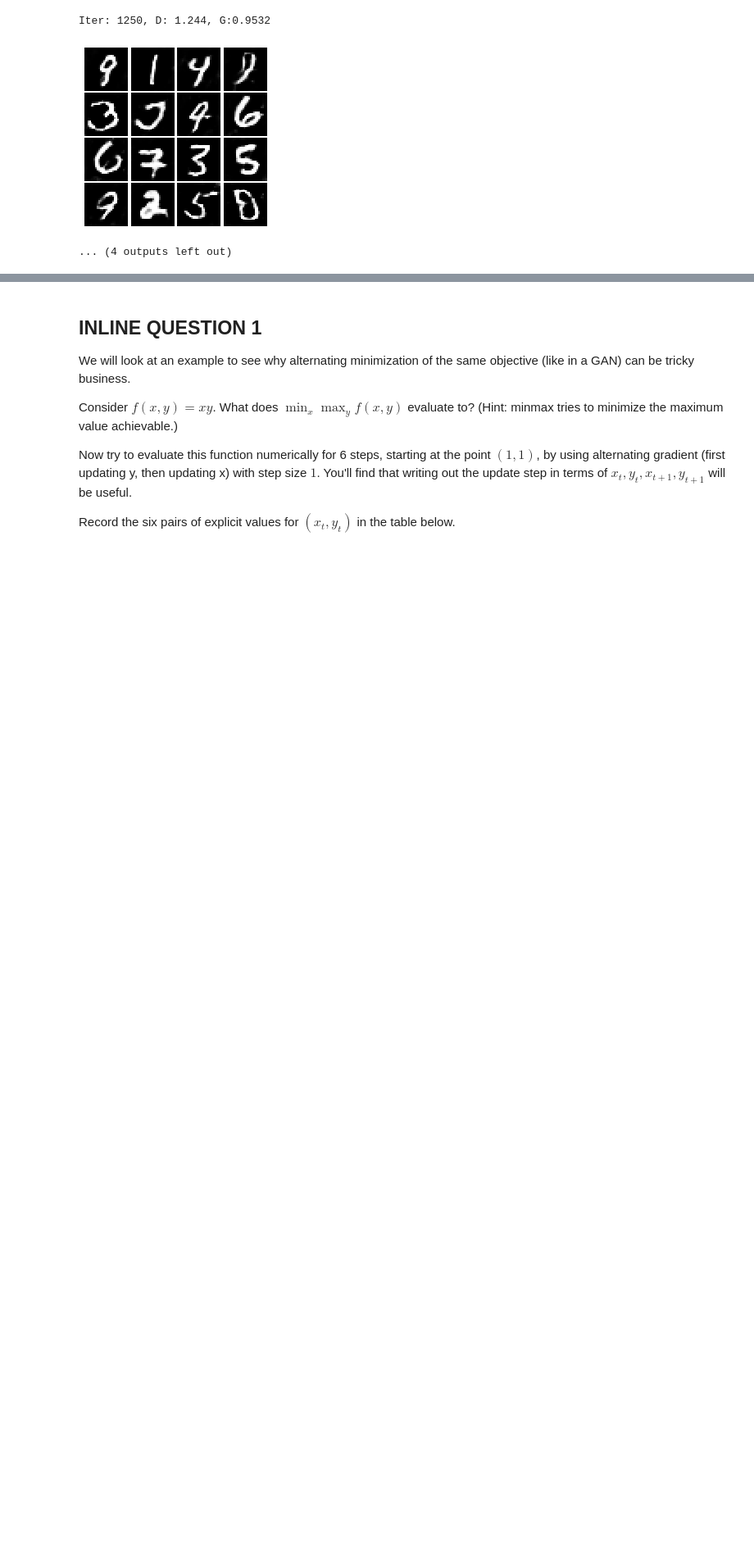
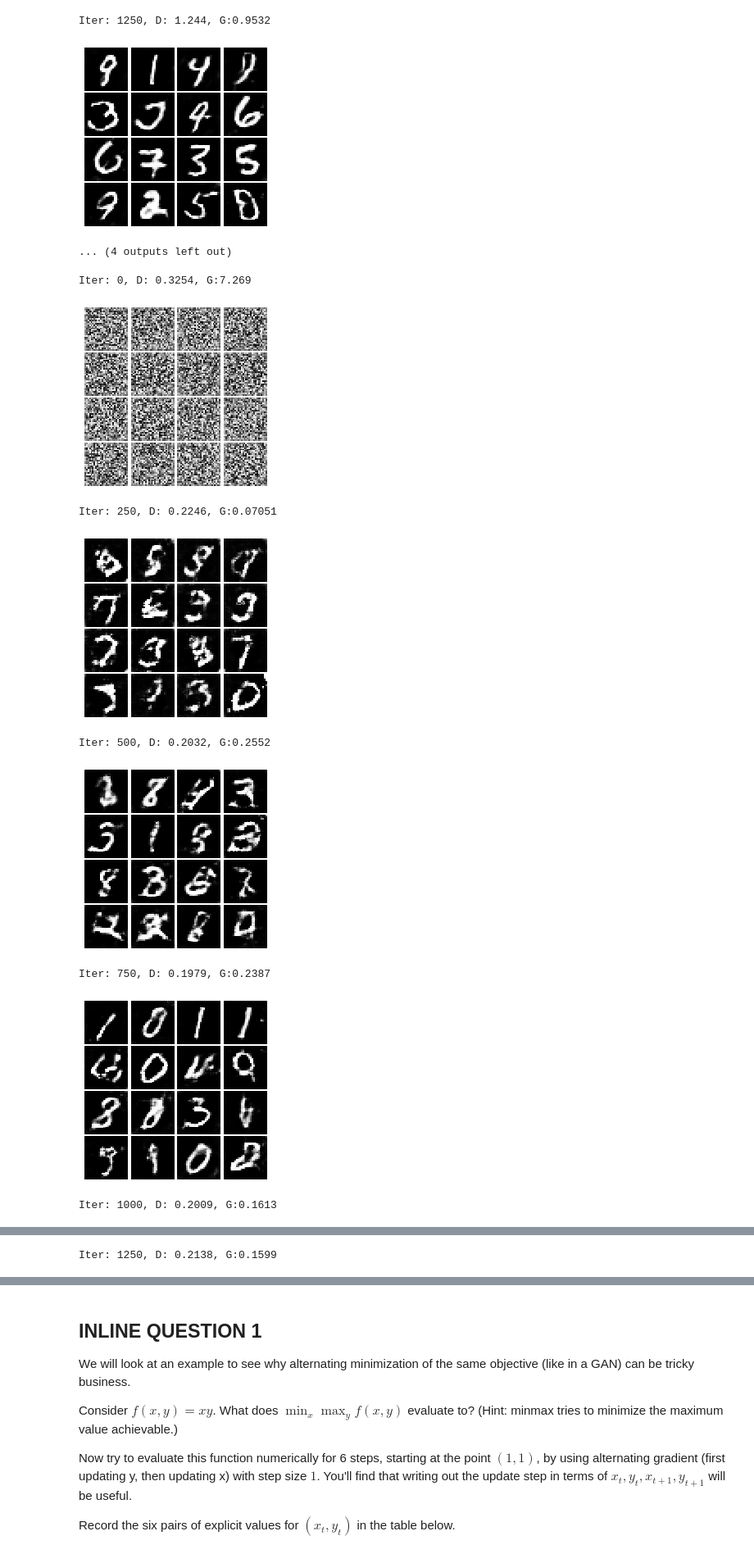
Before and after one commit to Yuxinn-J/CS231n, a Jupyter notebook: assignment3/GANs-PyTorch.ipynb, the cells around one changed output, grey strips where cells are left out. Shown at 82% size. Saved outputs shown, nothing was run; the diff lists cells and outputs as text; code cells hidden in the pictures; blank space fills up the shorter version.

```diff
--- a/assignment3/GANs-PyTorch.ipynb
+++ b/assignment3/GANs-PyTorch.ipynb
@@ -712,3 +693,23 @@ Iter: 1000, D: 1.249, G:0.8693
 Iter: 1250, D: 1.244, G:0.9532
 [figure]
 ... (4 outputs left out)
+# %%
+D_DC = build_dc_classifier().type(dtype)
+D_DC.apply(initialize_weights)
+G_DC = build_dc_generator().type(dtype)
+G_DC.apply(initialize_weights)
+
+D_LS_solver = get_optimizer(D_DC)
+G_LS_solver = get_optimizer(G_DC)
+
+run_a_gan(D_DC, G_DC, D_LS_solver, G_LS_solver, ls_discriminator_loss, ls_generator_loss, num_epochs=5)
+# %% [output]
+Iter: 0, D: 0.3254, G:7.269
+[figure, added]
+Iter: 250, D: 0.2246, G:0.07051
+[figure, added]
+Iter: 500, D: 0.2032, G:0.2552
+[figure, added]
+Iter: 750, D: 0.1979, G:0.2387
+[figure, added]
+Iter: 1000, D: 0.2009, G:0.1613
@@ -714,0 +717 @@ Iter: 1250, D: 1.244, G:0.9532
+Iter: 1250, D: 0.2138, G:0.1599
```
Also changed, not shown: parts of 2 cells of this notebook.
